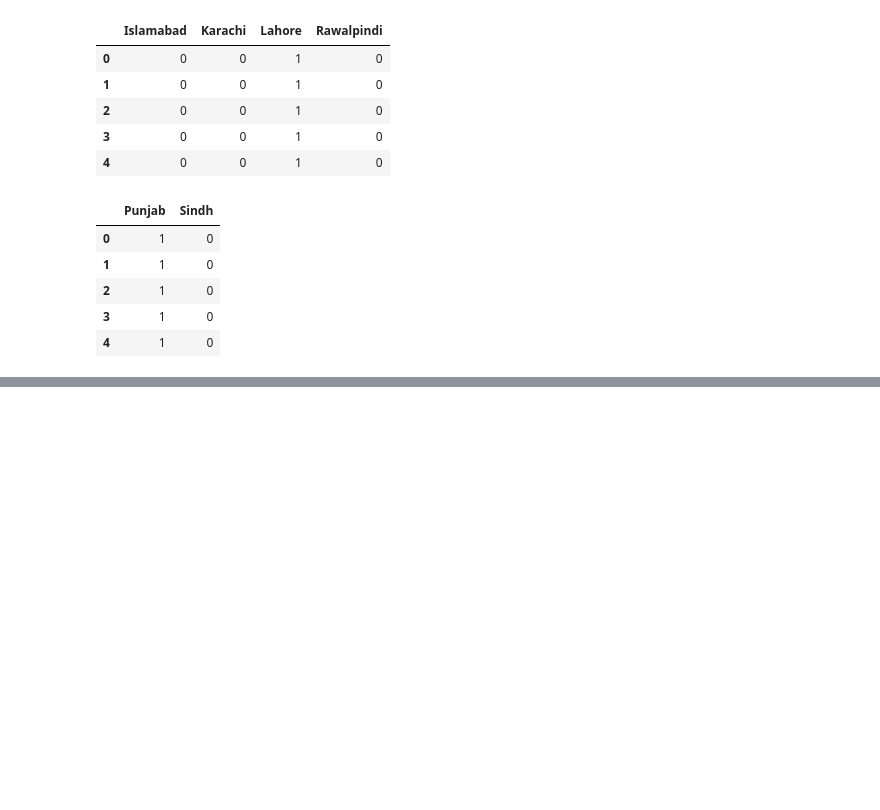
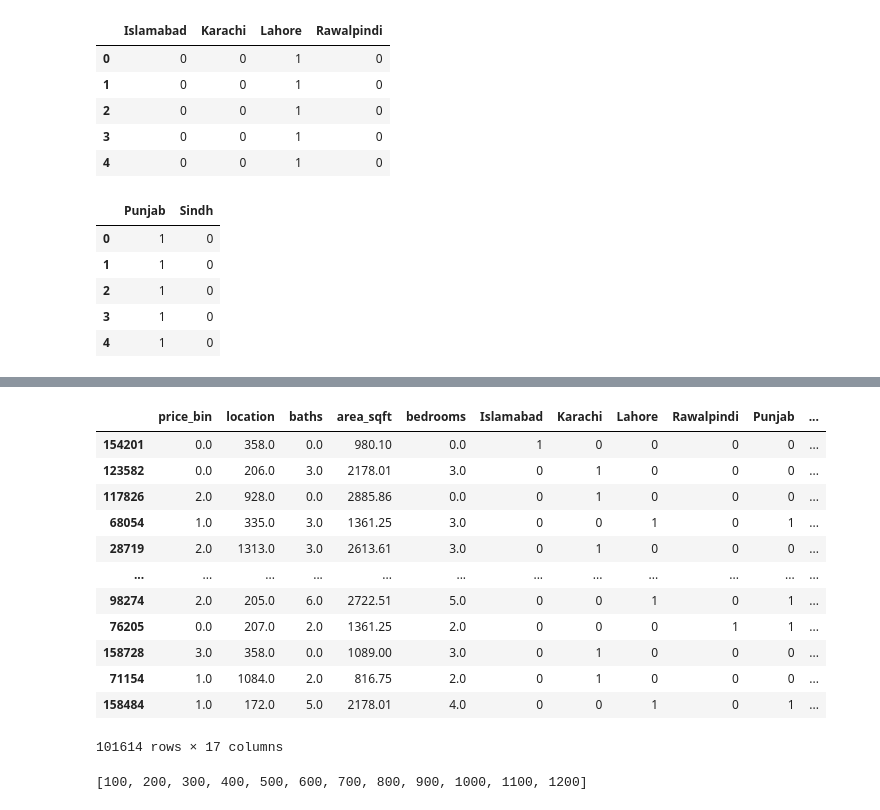
Before and after one commit to ZaheerFDS78/house-price-prediction-model, a Jupyter notebook: Untitled.ipynb, the cells around one changed output, grey strips where cells are left out. Drawn from its saved outputs; the diff is of its cells as text; code cells hidden in the pictures; blank space fills up the shorter version.

```diff
--- a/Untitled.ipynb
+++ b/Untitled.ipynb
@@ -291,0 +379,4 @@ KeyError: "['date_added'] not found in axis"
+# %%
+X=train_df.iloc[:,1:]
+# %%
+y=train_df.iloc[:,0]
@@ -291,0 +397,3 @@ KeyError: "['date_added'] not found in axis"
+# %%
+model=ExtraTreeRegressor()
+model.fit(X,y)
@@ -291,0 +414,19 @@ KeyError: "['date_added'] not found in axis"
+# %%
+from sklearn.model_selection import train_test_split
+X_train,X_test,y_train,y_test=train_test_split(X,y,test_size=0.2)
+# %%
+X_train
+# %% [output]
+|  | price_bin | location | baths | area_sqft | bedrooms | Islamabad | Karachi | Lahore | Rawalpindi | Punjab | ... |
+| 154201 | 0.0 | 358.0 | 0.0 | 980.10 | 0.0 | 1 | 0 | 0 | 0 | 0 | ... |
+| 123582 | 0.0 | 206.0 | 3.0 | 2178.01 | 3.0 | 0 | 1 | 0 | 0 | 0 | ... |
+| 117826 | 2.0 | 928.0 | 0.0 | 2885.86 | 0.0 | 0 | 1 | 0 | 0 | 0 | ... |
+| 68054 | 1.0 | 335.0 | 3.0 | 1361.25 | 3.0 | 0 | 0 | 1 | 0 | 1 | ... |
+| 28719 | 2.0 | 1313.0 | 3.0 | 2613.61 | 3.0 | 0 | 1 | 0 | 0 | 0 | ... |
+| ... | ... | ... | ... | ... | ... | ... | ... | ... | ... | ... | ... |
+| 98274 | 2.0 | 205.0 | 6.0 | 2722.51 | 5.0 | 0 | 0 | 1 | 0 | 1 | ... |
+| 76205 | 0.0 | 207.0 | 2.0 | 1361.25 | 2.0 | 0 | 0 | 0 | 1 | 1 | ... |
+| 158728 | 3.0 | 358.0 | 0.0 | 1089.00 | 3.0 | 0 | 1 | 0 | 0 | 0 | ... |
+| 71154 | 1.0 | 1084.0 | 2.0 | 816.75 | 2.0 | 0 | 1 | 0 | 0 | 0 | ... |
+| 158484 | 1.0 | 172.0 | 5.0 | 2178.01 | 4.0 | 0 | 0 | 1 | 0 | 1 | ... |
+101614 rows × 17 columns
@@ -291,0 +436,6 @@ KeyError: "['date_added'] not found in axis"
+# %%
+#Hyperparameters
+n_estimators=[int(x) for x in np.linspace(start=100, stop=1200, num=12)]
+print(n_estimators)
+# %% [output]
+[100, 200, 300, 400, 500, 600, 700, 800, 900, 1000, 1100, 1200]
```
Also changed, not shown: parts of 43 cells of this notebook.
